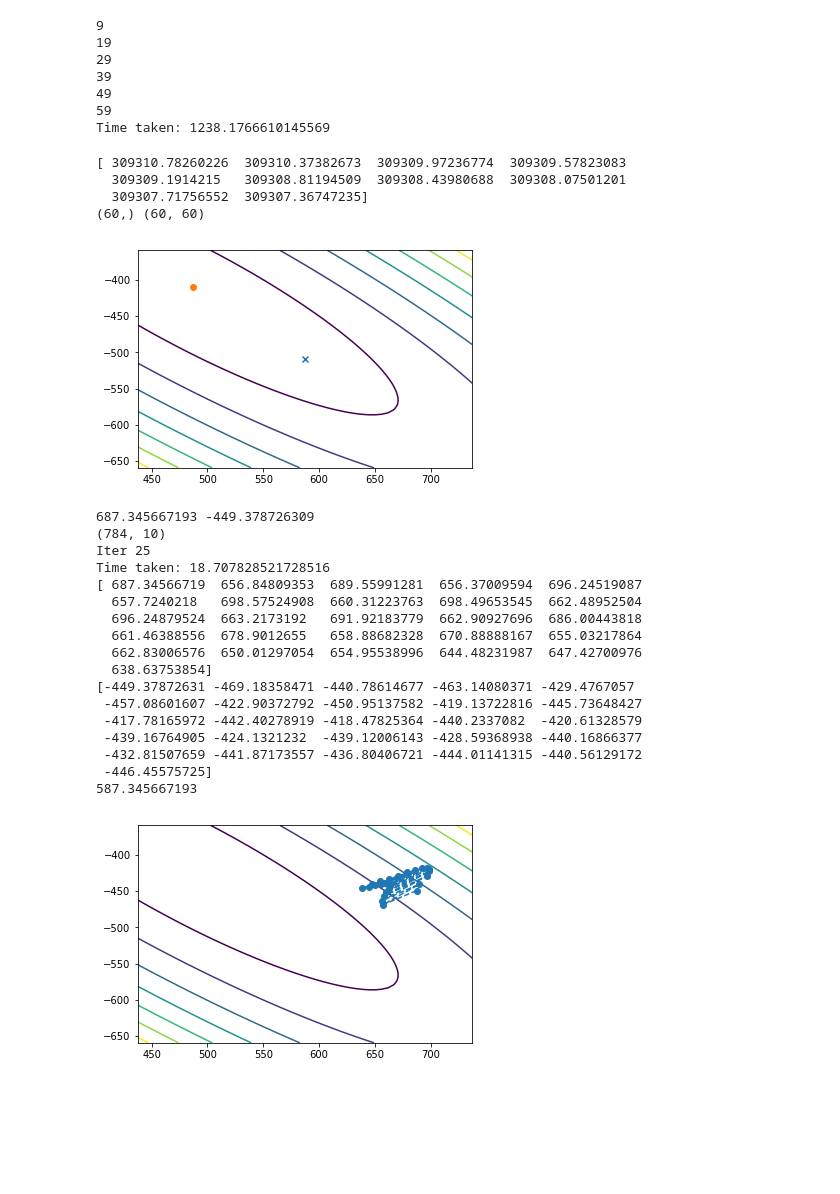
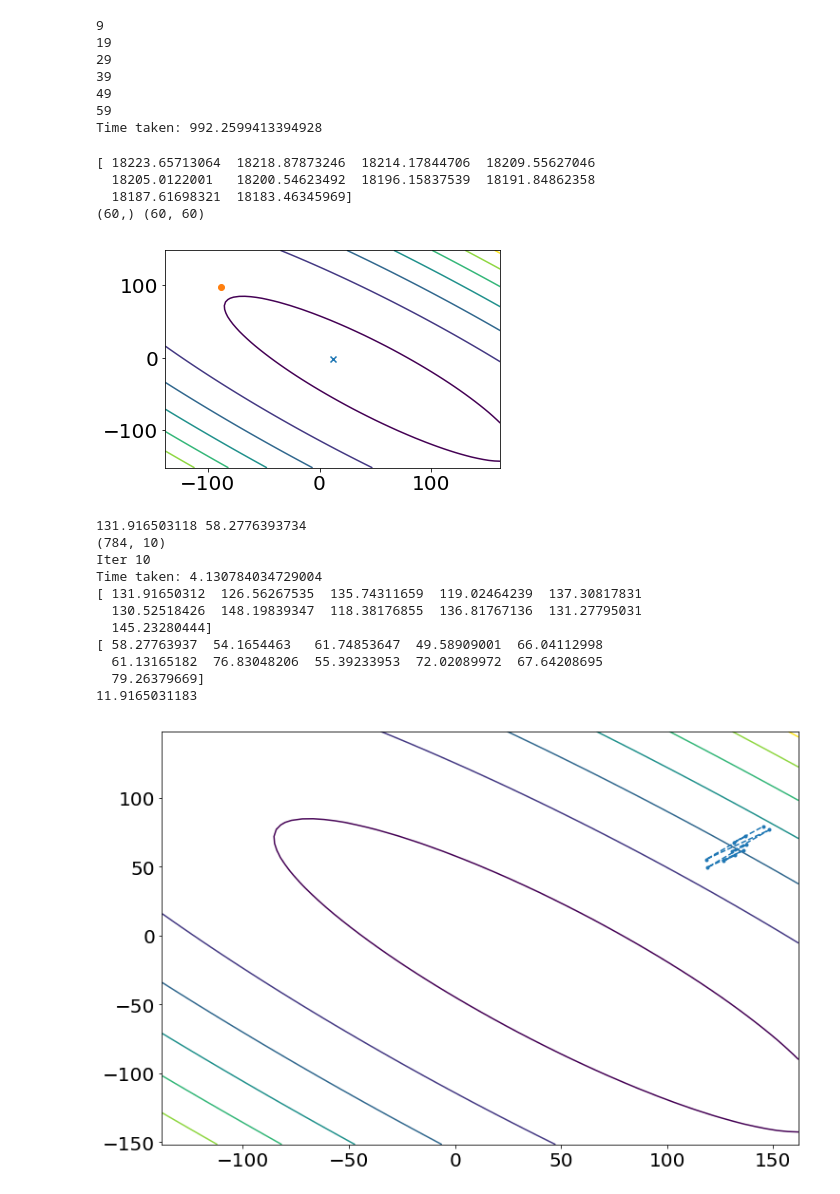
Before and after one commit to Naireen/CSC411, a Jupyter notebook: A2/PlotContours.ipynb, the cells around one changed output. Drawn from its saved outputs; the diff is of its cells as text; code cells hidden in the pictures; blank space fills up the shorter version.

```diff
--- a/A2/PlotContours.ipynb
+++ b/A2/PlotContours.ipynb
@@ -239,31 +241,31 @@ def momemtum_grad_descent_learning_curves(df, x, y, W0, b0, alpha, ind1, ind2, m
 
     W0 = weights.copy()
     start = time.time()
-    W0[ind1, 5] +=30
-    W0[ind2 , 5] -=60
+    W0[ind1, 5] -=100
+    W0[ind2 , 5] -=100
     print(W0[ind1 , 5], W0[ind2, 5])
     total_W0 = np.concatenate((b0, W0))
     prev_totalW0 = total_W0 - 10 * EPS
     W1 = total_W0.copy()
     # inital weights, pass in both bias and weights together for now
-    max_iter = 20
+    max_iter = 10
     iter = 0
 
-    weight1= np.zeros(max_iter)
-    weight2 = np.zeros(max_iter)
+    weight1= np.zeros(max_iter +1)
+    weight2 = np.zeros(max_iter +1)
     print(W0.shape)
     weight1[0] = W0[ind1, 5]
     weight2[0] = W0[ind2, 5]
     counter = 1
 
-    counter = 0
+    #counter = 0
     new_momentum = 1
     while norm(W1 - prev_totalW0) > EPS and iter < max_iter:
         prev_totalW0 = W1.copy()
         new_momentum = momemtum*new_momentum + alpha* df(x, W1, y)
         W1 -= new_momentum
-        weight1[counter] = W1[ind1+1 , 5]
-        weight2[counter] = W1[ind2+1, 5 ]
+        weight1[counter] = W1[ind1 , 5]
+        weight2[counter] = W1[ind2, 5 ]
         counter +=1
         if iter % 100 == 99:
             print("Iter", iter)
@@ -277,14 +279,8 @@ def momemtum_grad_descent_learning_curves(df, x, y, W0, b0, alpha, ind1, ind2, m
 
 
 np.random.seed(0)
-alpha = 4
-final_weights, weight3, weight4 = momemtum_grad_descent_learning_curves(df, x, y, weights, weights_bias, alpha, ind1, ind2, 0.79, 1e-4)
+alpha = .15
+final_weights, weight3, weight4 = momemtum_grad_descent_learning_curves(df, x, y, weights, weights_bias, alpha, ind1, ind2, 0.99, 1e-4)
 print(weight3)
 print(weight4)
-
-plt.contour(vary_w1, vary_w2, contour)
-plt.plot(weight1, weight2, linestyle='--', marker='o', label = "Without Momentum")
-plt.plot(weight3, weight4, linestyle='--', marker='o', label = "With Momentum")
-plt.legend(numpoints = 1)
-plt.show()
 # %% [output]
@@ -349,7 +363,7 @@ for i in range(fine_grain*2):
         print(i)
 end = time.time()
 print("Time taken: {0}".format(end - start))
-np.savetxt("big_contour_2.txt", contour)
+np.savetxt("new_big_contour_2.txt", contour)
 # %% [output]
 9
 19
@@ -357,7 +371,7 @@ np.savetxt("big_contour_2.txt", contour)
 39
 49
 59
-Time taken: 1238.1766610145569
+Time taken: 992.2599413394928
 # %%
 #reload teh weights here, they get overwritten
 weights = np.loadtxt("final_weightspart5.txt")
@@ -366,7 +380,7 @@ weights = weights[:-1, :]
 #print(weights.shape, weights_bias.shape), #alter, (300, 400) 5
 #weights[0, :10]
 
-contour = np.loadtxt("big_contour_2.txt")
+contour = np.loadtxt("new_big_contour_2.txt")
 print(contour[0, :10])
 print(vary_w1.shape, contour.shape)
 plt.contour(vary_w1, vary_w2, contour)
@@ -376,25 +390,25 @@ plt.scatter(weights[ind1, 5]-100, weights[ind2, 5]+100)
 
 plt.show()
 # %% [output]
-[ 309310.78260226  309310.37382673  309309.97236774  309309.57823083
-  309309.1914215   309308.81194509  309308.43980688  309308.07501201
-  309307.71756552  309307.36747235]
+[ 18223.65713064  18218.87873246  18214.17844706  18209.55627046
+  18205.0122001   18200.54623492  18196.15837539  18191.84862358
+  18187.61698321  18183.46345969]
 (60,) (60, 60)
-[figure, old version]
+[figure, new version]
 # %%
 #use vanilla gradient descent
 def grad_descent_learning_curves(df, x, y, weights, b0, alpha, ind1, ind2, EPS=1e-7):
     # EPS = 1e-5   #EPS = 10**(-5)
     W0 = weights.copy()
     start = time.time()
-    W0[ind1, 5] +=100
+    W0[ind1, 5] +=120
     W0[ind2 , 5] +=60
     print(W0[ind1 , 5], W0[ind2, 5])
     total_W0 = np.concatenate((b0, W0))
     prev_totalW0 = total_W0 - 10 * EPS
     W1 = total_W0.copy()
     # inital weights, pass in both bias and weights together for now
-    max_iter = 25
+    max_iter = 10
     iter = 0
 
     weight1= np.zeros(max_iter+1)
@@ -410,52 +424,48 @@ def grad_descent_learning_curves(df, x, y, weights, b0, alpha, ind1, ind2, EPS=1
         #print(temp.shape)
         #print(temp[ind1+1, 5], temp[ind2+1, 5])
         #print(temp.shape)
         #W1[ind1 +1, 5] -= temp[ind1+1, 5]
         #W1[ind2 +1, 5] -= temp[ind2+1, 5]
         W1 -=temp
         weight1[counter] = W1[ind1+1, 5]
         weight2[counter] = W1[ind2+1, 5]
         counter +=1
         if iter % 100 == 99:
             print("Iter", iter)
         iter += 1
         #break
     print("Iter", iter)
     end = time.time()
     print("Time taken:", (end - start))
     return W1, weight1, weight2
 
 
 
 np.random.seed(0)
-alpha = 25
+alpha = 3
+
 final_weights, weight1, weight2 = grad_descent_learning_curves(df, x, y, weights, weights_bias, alpha, ind1, ind2, 1e-4)
 print(weight1)
 print(weight2)
 
 print(weights[ind1, 5])
+plt.figure(figsize=(12, 8))
 plt.contour(vary_w1, vary_w2, contour)
-plt.plot(weight1, weight2, linestyle='--', marker='o',)
+plt.plot(weight1, weight2, linestyle='--', marker='.',)
 plt.show()
 # %% [output]
-687.345667193 -449.378726309
+131.916503118 58.2776393734
 (784, 10)
-Iter 25
-Time taken: 18.707828521728516
-[ 687.34566719  656.84809353  689.55991281  656.37009594  696.24519087
-  657.7240218   698.57524908  660.31223763  698.49653545  662.48952504
-  696.24879524  663.2173192   691.92183779  662.90927696  686.00443818
-  661.46388556  678.9012655   658.88682328  670.88888167  655.03217864
-  662.83006576  650.01297054  654.95538996  644.48231987  647.42700976
-  638.63753854]
-[-449.37872631 -469.18358471 -440.78614677 -463.14080371 -429.4767057
- -457.08601607 -422.90372792 -450.95137582 -419.13722816 -445.73648427
- -417.78165972 -442.40278919 -418.47825364 -440.2337082  -420.61328579
- -439.16764905 -424.1321232  -439.12006143 -428.59368938 -440.16866377
- -432.81507659 -441.87173557 -436.80406721 -444.01141315 -440.56129172
- -446.45575725]
-587.345667193
+Iter 10
+Time taken: 4.130784034729004
+[ 131.91650312  126.56267535  135.74311659  119.02464239  137.30817831
+  130.52518426  148.19839347  118.38176855  136.81767136  131.27795031
+  145.23280444]
+[ 58.27763937  54.1654463   61.74853647  49.58909001  66.04112998
+  61.13165182  76.83048206  55.39233953  72.02089972  67.64208695
+  79.26379669]
+11.9165031183
-[figure, old version]
+[figure, new version]
 # %%
 def momemtum_grad_descent_learning_curves(df, x, y, W0, b0, alpha, ind1, ind2, momemtum = 0.9, EPS=1e-7):
     # EPS = 1e-5   #EPS = 10**(-5)
```
Also changed, not shown: parts of 10 cells of this notebook, 3 other files.
